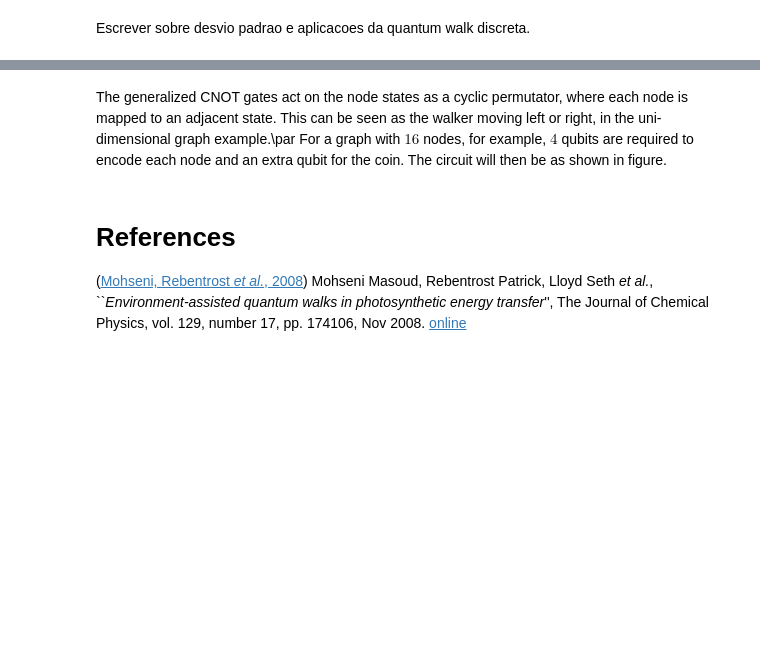
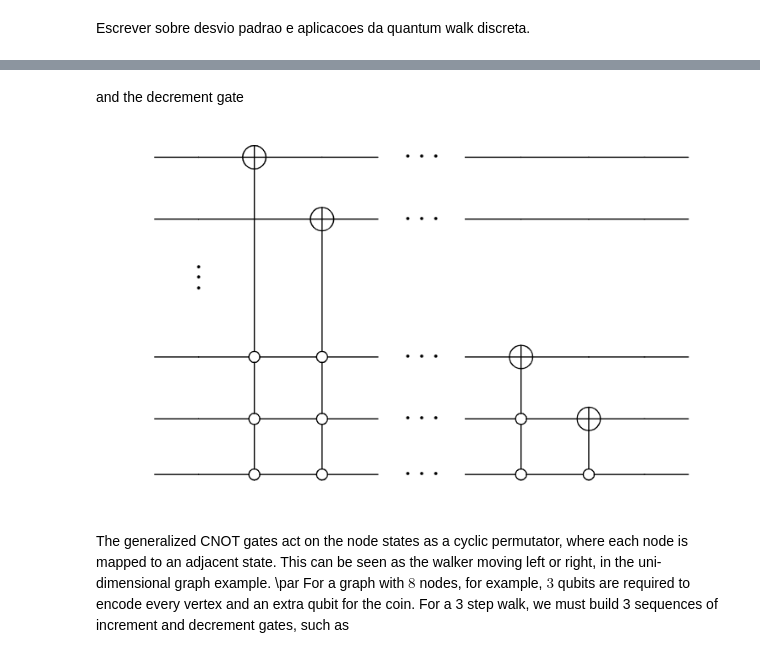
Before and after one commit to JaimePSantos/Dissertation-Tex-Code, a Jupyter notebook: Presentation/pres.ipynb, the cells around one changed output, grey strips where cells are left out. Saved outputs shown, nothing was run; the diff lists cells and outputs as text; code cells hidden in the pictures; blank space fills up the shorter version.

```diff
--- a/Presentation/pres.ipynb
+++ b/Presentation/pres.ipynb
@@ -515,7 +554,11 @@ Fig incr decr
+# %% [markdown]
+and the decrement gate
+# %%
+from IPython.display import Image
+from IPython.core.display import HTML
+Image(filename = "dwdecrement.png", width=700, height=600)
+# %% [output]
+[figure, added]
 # %% [markdown]
-The generalized CNOT gates act on the node states as a cyclic permutator, where each node is mapped to an adjacent state. This can be seen as the walker moving left or right, in the uni-dimensional graph example.\par
-For a graph with $16$ nodes, for example, $4$ qubits are required to encode each node and an extra qubit for the coin. The circuit will then be as shown in figure.
+The generalized CNOT gates act on the node states as a cyclic permutator, where each node is mapped to an adjacent state. This can be seen as the walker moving left or right, in the uni-dimensional graph example. \par
+For a graph with $8$ nodes, for example, $3$ qubits are required to encode every vertex and an extra qubit for the coin. For a 3 step walk, we must build 3 sequences of increment and decrement gates, such as
-# %% [markdown]
-# References
-
-(<a id="cit-mohseni08" href="#call-mohseni08">Mohseni, Rebentrost <em>et al.</em>, 2008</a>) Mohseni Masoud, Rebentrost Patrick, Lloyd Seth <em>et al.</em>, ``_Environment-assisted quantum walks in photosynthetic energy transfer_'', The Journal of Chemical Physics, vol. 129, number 17, pp. 174106, Nov 2008.  [online](http://dx.doi.org/10.1063/1.3002335)
```
Also changed, not shown: parts of 14 cells of this notebook, 4 other files.
